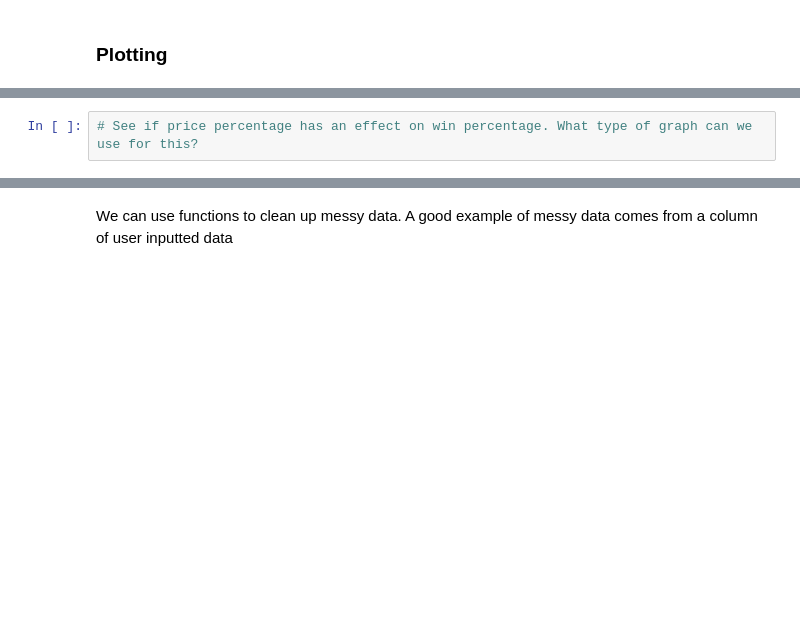
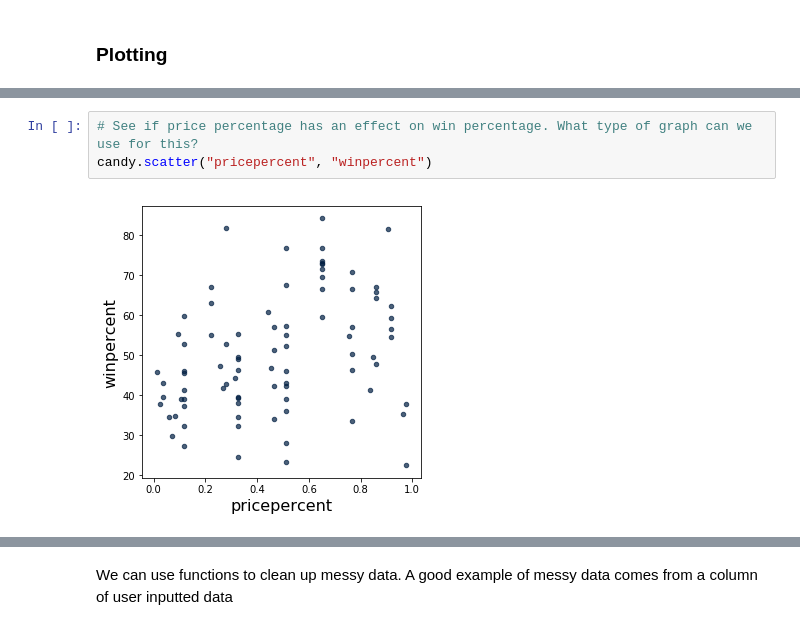
Before and after one commit to ucsd-ets/dsc10-fa19, a Jupyter notebook: Discussions/Week3/week3.ipynb, the cells around one changed output, grey strips where cells are left out. Drawn from its saved outputs; the diff is of its cells as text; blank space fills up the shorter version.

```diff
--- a/Discussions/Week3/week3.ipynb
+++ b/Discussions/Week3/week3.ipynb
@@ -96,4 +130,7 @@ candy.group(["chocolate", "caramel","fruity","nougat"], np.mean)
 # %%
 # See if price percentage has an effect on win percentage. What type of graph can we use for this?
+candy.scatter("pricepercent", "winpercent")
+# %% [output]
+[figure, added]
 # %%
 # What type of graph should we use for plotting fruity vs non fruity average win percentage?
```
Also changed, not shown: parts of 39 cells of this notebook.
